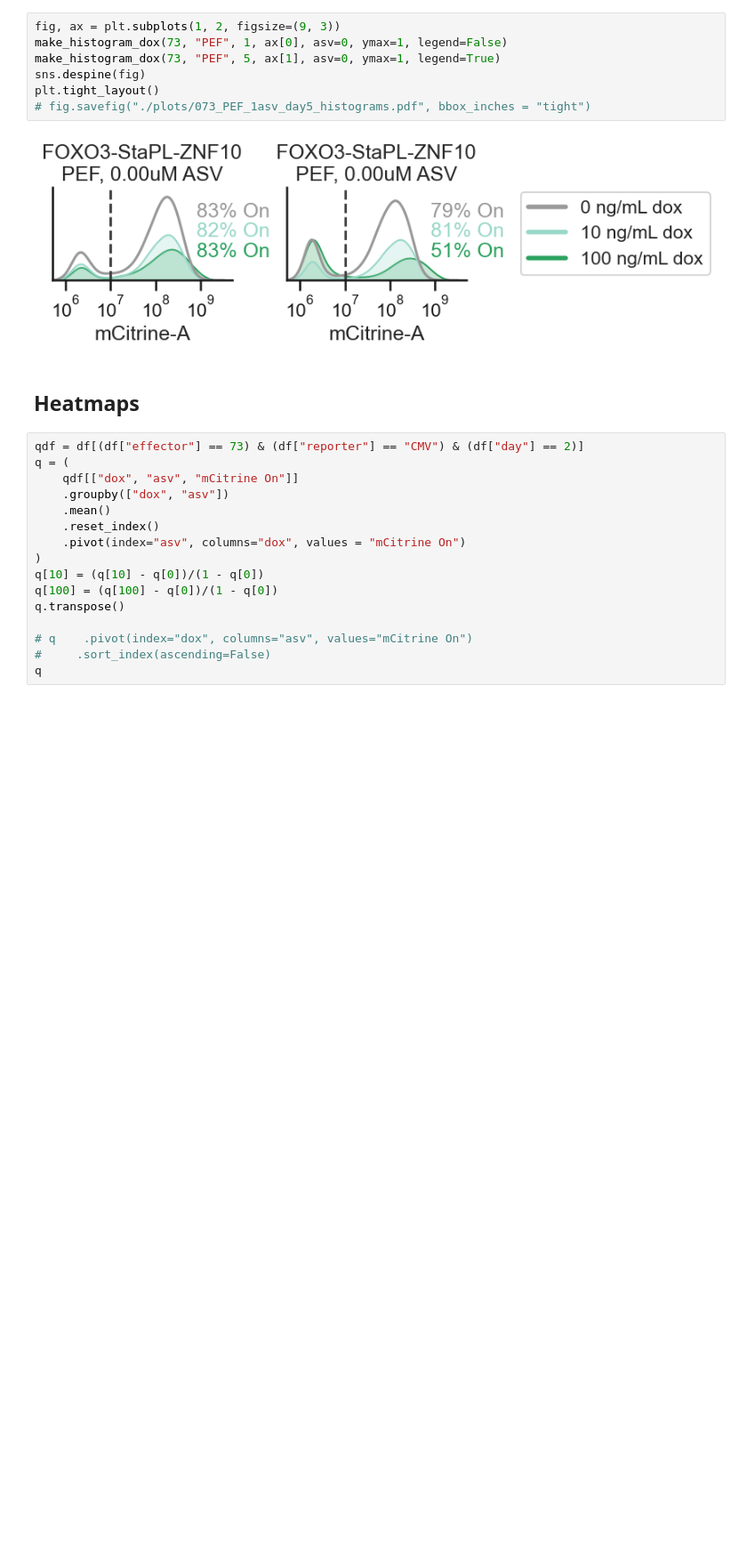
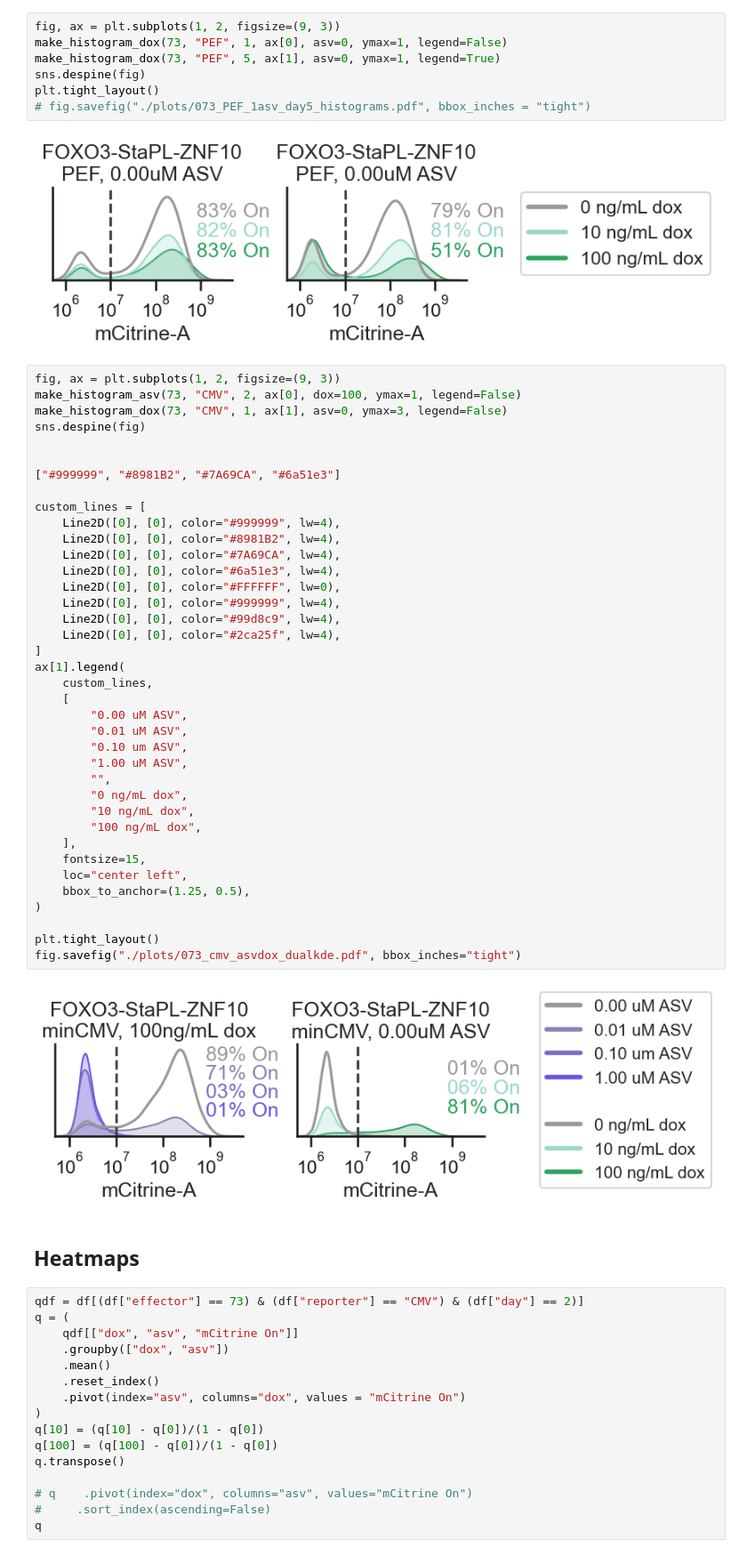
Before and after one commit to axmukund/corecruit_mukund22, a Jupyter notebook: fig_6/StaPL_dox_dosing/Dosing Data.ipynb, the cells around one changed output. Shown at 89% size. Cells and saved outputs as stored; diff of their text form; blank space fills up the shorter version.

```diff
--- a/fig_6/StaPL_dox_dosing/Dosing Data.ipynb
+++ b/fig_6/StaPL_dox_dosing/Dosing Data.ipynb
@@ -540,6 +540,46 @@ plt.tight_layout()
 # fig.savefig("./plots/073_PEF_1asv_day5_histograms.pdf", bbox_inches = "tight")
 # %% [output]
 [figure]
+# %%
+fig, ax = plt.subplots(1, 2, figsize=(9, 3))
+make_histogram_asv(73, "CMV", 2, ax[0], dox=100, ymax=1, legend=False)
+make_histogram_dox(73, "CMV", 1, ax[1], asv=0, ymax=3, legend=False)
+sns.despine(fig)
+
+
+["#999999", "#8981B2", "#7A69CA", "#6a51e3"]
+
+custom_lines = [
+    Line2D([0], [0], color="#999999", lw=4),
+    Line2D([0], [0], color="#8981B2", lw=4),
+    Line2D([0], [0], color="#7A69CA", lw=4),
+    Line2D([0], [0], color="#6a51e3", lw=4),
+    Line2D([0], [0], color="#FFFFFF", lw=0),
+    Line2D([0], [0], color="#999999", lw=4),
+    Line2D([0], [0], color="#99d8c9", lw=4),
+    Line2D([0], [0], color="#2ca25f", lw=4),
+]
+ax[1].legend(
+    custom_lines,
+    [
+        "0.00 uM ASV",
+        "0.01 uM ASV",
+        "0.10 um ASV",
+        "1.00 uM ASV",
+        "",
+        "0 ng/mL dox",
+        "10 ng/mL dox",
+        "100 ng/mL dox",
+    ],
+    fontsize=15,
+    loc="center left",
+    bbox_to_anchor=(1.25, 0.5),
+)
+
+plt.tight_layout()
+fig.savefig("./plots/073_cmv_asvdox_dualkde.pdf", bbox_inches="tight")
+# %% [output]
+[figure, added]
 # %% [markdown]
 ## Heatmaps
 # %%
```
Also changed, not shown: parts of 4 cells of this notebook, 9 other files.
